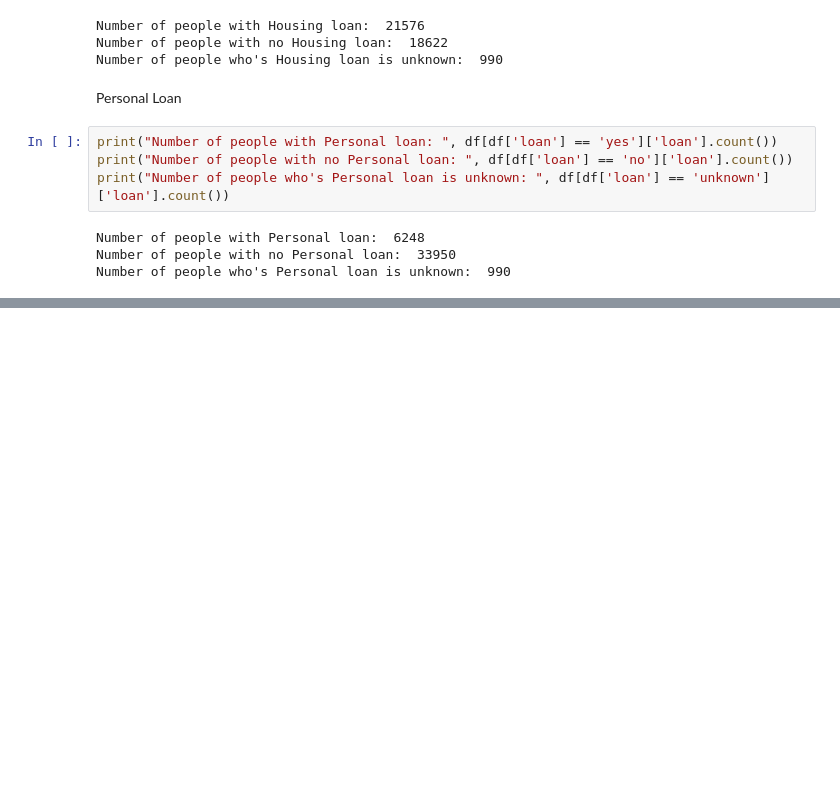
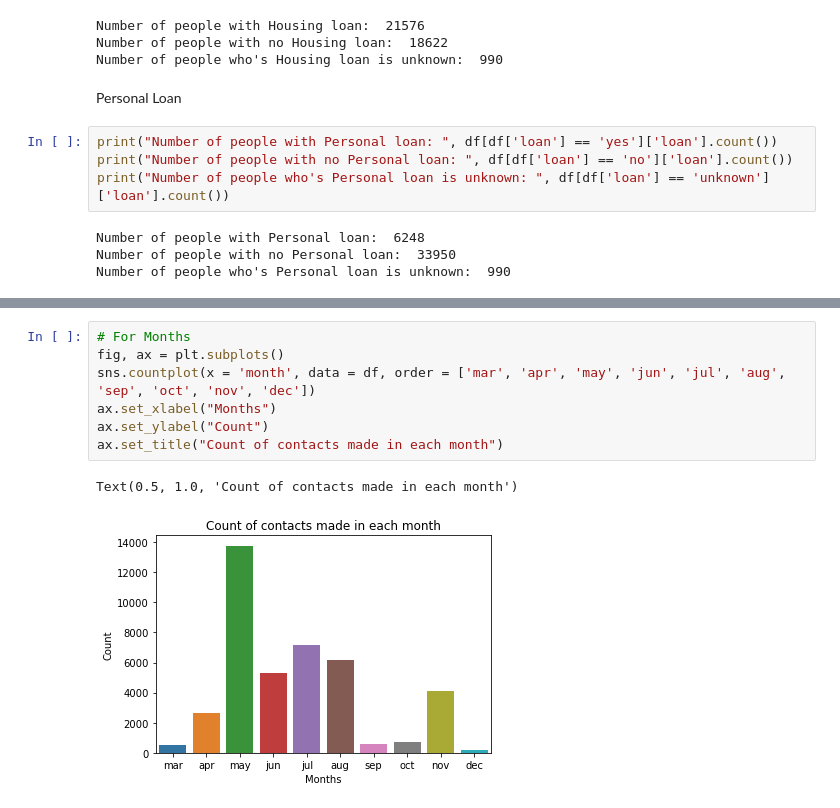
Before and after one commit to kaushik-holla/Bank-Marketing, a Jupyter notebook: Bank Marketing Analysis and Modeling.ipynb, the cells around one changed output, grey strips where cells are left out. Saved outputs shown, nothing was run; the diff lists cells and outputs as text; blank space fills up the shorter version.

```diff
--- a/Bank Marketing Analysis and Modeling.ipynb
+++ b/Bank Marketing Analysis and Modeling.ipynb
@@ -226,0 +297,10 @@ Number of people who's Personal loan is unknown:  990
+# %%
+# For Months
+fig, ax = plt.subplots()
+sns.countplot(x = 'month', data = df, order = ['mar', 'apr', 'may', 'jun', 'jul', 'aug', 'sep', 'oct', 'nov', 'dec'])
+ax.set_xlabel("Months")
+ax.set_ylabel("Count")
+ax.set_title("Count of contacts made in each month")
+# %% [output]
+Text(0.5, 1.0, 'Count of contacts made in each month')
+[figure, added]
```
Also changed, not shown: parts of 10 cells of this notebook.
